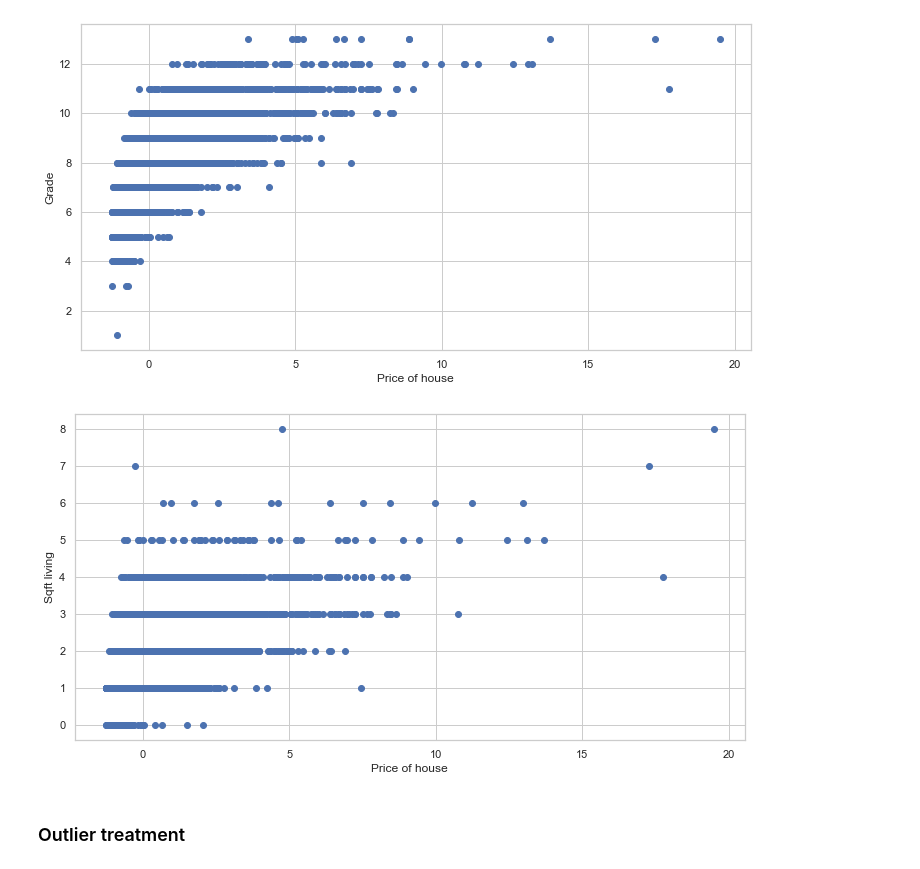
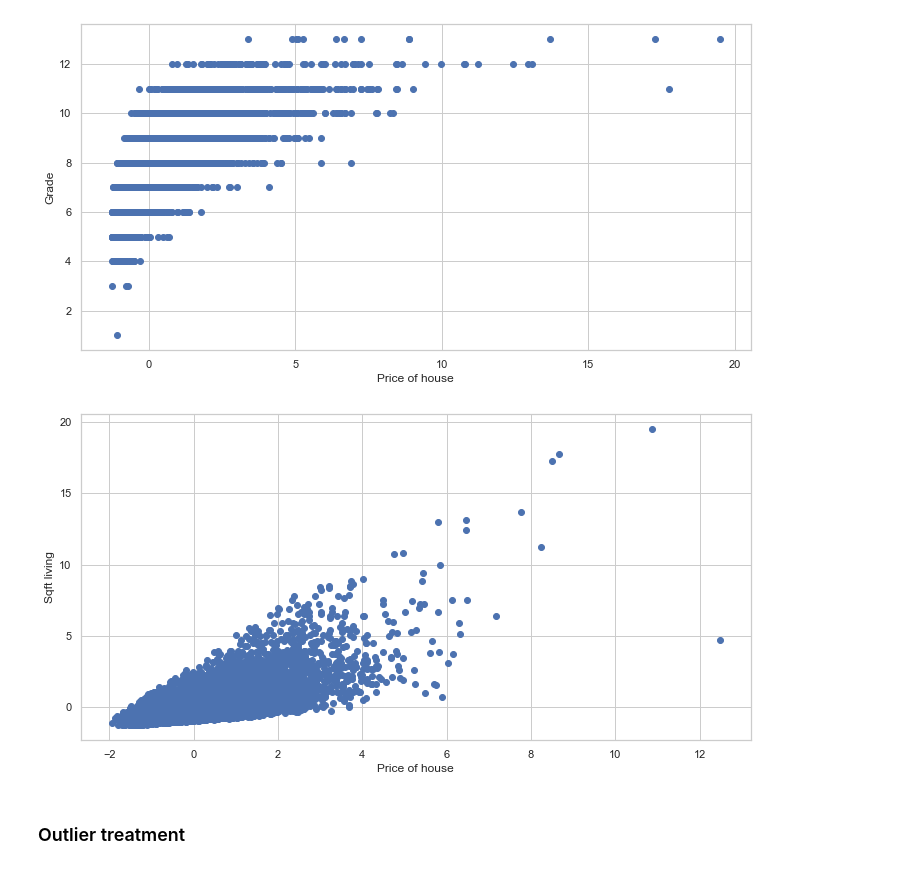
Before and after one commit to DennisNgugi/kc-house-prediction, a Jupyter notebook: KC house data.ipynb, the cells around one changed output. Cells and saved outputs as stored; diff of their text form; code cells hidden in the pictures.

```diff
--- a/KC house data.ipynb
+++ b/KC house data.ipynb
@@ -246,12 +264,12 @@ plt.show()
 # %%
 # scatter plot
 fig, ax =plt.subplots(figsize=(12,6))
-ax.scatter(df3['price'],df3['bathrooms'])
+ax.scatter(df3['sqft_living'],df3['price'])
 ax.set_xlabel('Price of house')
 ax.set_ylabel('Sqft living')
 plt.show()
 # %% [output]
-[figure, old version]
+[figure, new version]
 # %% [markdown]
 ### Outlier treatment
 # %%
```
Also changed, not shown: parts of 17 cells of this notebook.
